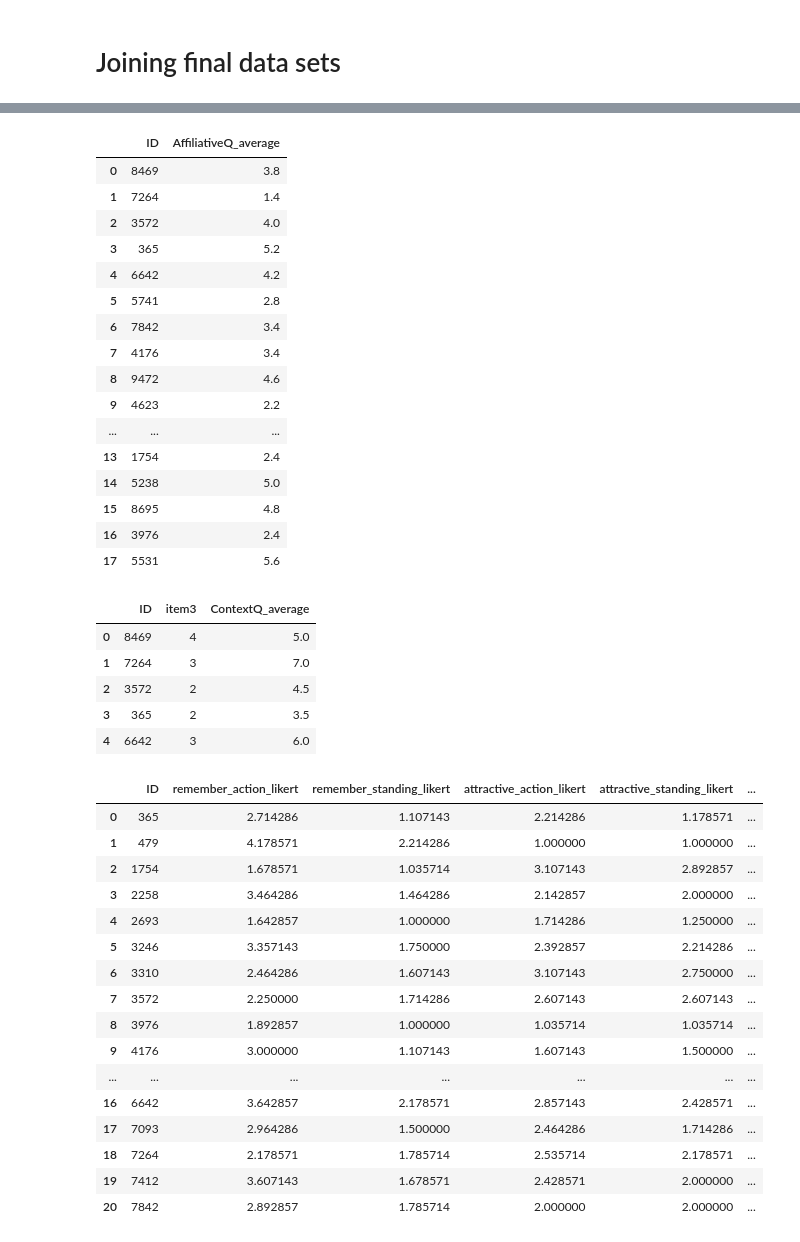
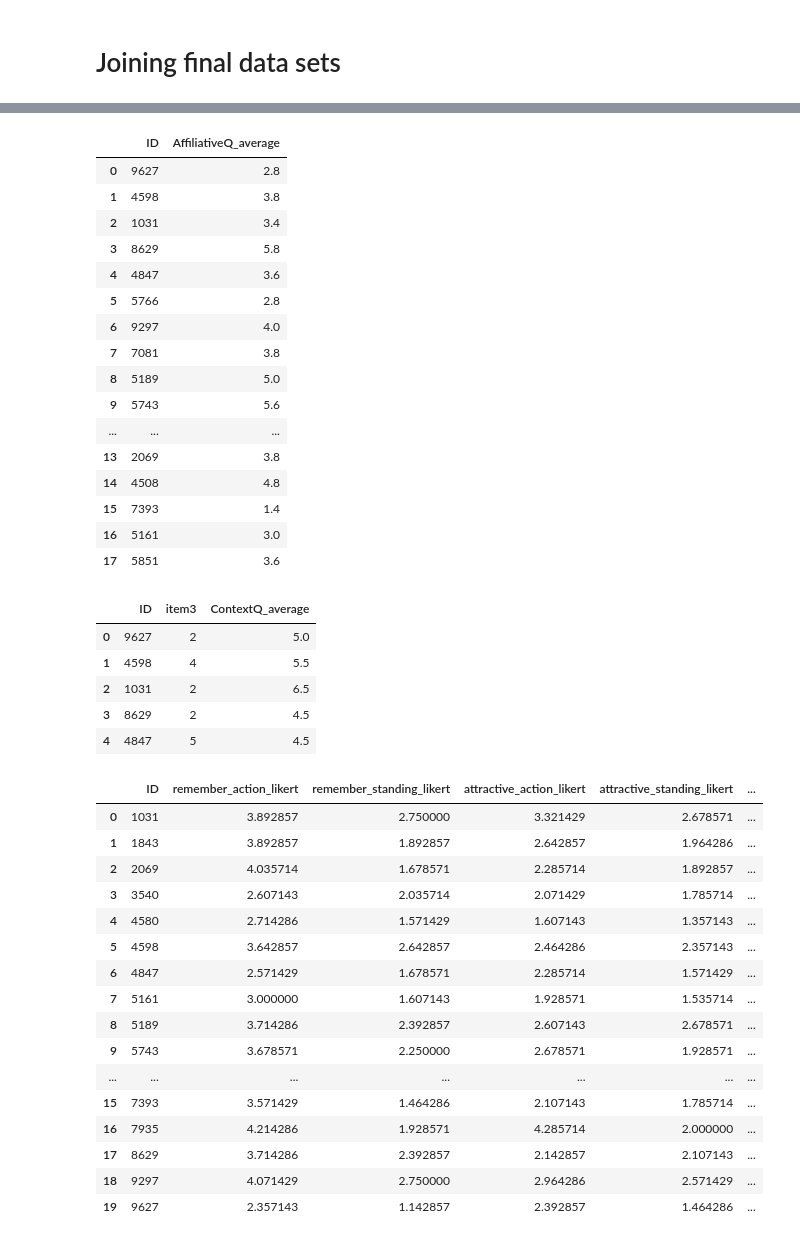
Before and after one commit to tracysanchez/Human_Agents_Impact_Nav, a Jupyter notebook: Exp2/Questionnaires/1_Data_joining.ipynb, the cells around one changed output, grey strips where cells are left out. Drawn from its saved outputs; the diff is of its cells as text; code cells hidden in the pictures.

```diff
--- a/Exp2/Questionnaires/1_Data_joining.ipynb
+++ b/Exp2/Questionnaires/1_Data_joining.ipynb
@@ -19,54 +19,54 @@ FRSquest.head()
 # %%
-affiliative = pd.read_csv('/Users/tracysanchezpacheco/Documents/Resources/AffilliativeTend.csv')
+affiliative = pd.read_csv('E:\HumanA\Data\Data_Tracy\Questionnaires\Adjusted/AffilliativeTend.csv')
 affiliative = affiliative[['ID', 'AffiliativeQ_average']]
 affiliative.head(18)
 # %% [output]
 |  | ID | AffiliativeQ_average |
-| 0 | 8469 | 3.8 |
-| 1 | 7264 | 1.4 |
-| 2 | 3572 | 4.0 |
-| 3 | 365 | 5.2 |
-| 4 | 6642 | 4.2 |
-| 5 | 5741 | 2.8 |
-| 6 | 7842 | 3.4 |
-| 7 | 4176 | 3.4 |
-| 8 | 9472 | 4.6 |
-| 9 | 4623 | 2.2 |
+| 0 | 9627 | 2.8 |
+| 1 | 4598 | 3.8 |
+| 2 | 1031 | 3.4 |
+| 3 | 8629 | 5.8 |
+| 4 | 4847 | 3.6 |
+| 5 | 5766 | 2.8 |
+| 6 | 9297 | 4.0 |
+| 7 | 7081 | 3.8 |
+| 8 | 5189 | 5.0 |
+| 9 | 5743 | 5.6 |
 | ... | ... | ... |
-| 13 | 1754 | 2.4 |
-| 14 | 5238 | 5.0 |
-| 15 | 8695 | 4.8 |
-| 16 | 3976 | 2.4 |
-| 17 | 5531 | 5.6 |
+| 13 | 2069 | 3.8 |
+| 14 | 4508 | 4.8 |
+| 15 | 7393 | 1.4 |
+| 16 | 5161 | 3.0 |
+| 17 | 5851 | 3.6 |
 # %%
-context = pd.read_csv('/Users/tracysanchezpacheco/Documents/Resources/ContextQuest.csv')
+context = pd.read_csv('E:\HumanA\Data\Data_Tracy\Questionnaires\Adjusted/ContextQuest.csv')
 context = context[['ID', 'item3','ContextQ_average']]
 context.head()
 # %% [output]
 |  | ID | item3 | ContextQ_average |
-| 0 | 8469 | 4 | 5.0 |
-| 1 | 7264 | 3 | 7.0 |
-| 2 | 3572 | 2 | 4.5 |
-| 3 | 365 | 2 | 3.5 |
-| 4 | 6642 | 3 | 6.0 |
+| 0 | 9627 | 2 | 5.0 |
+| 1 | 4598 | 4 | 5.5 |
+| 2 | 1031 | 2 | 6.5 |
+| 3 | 8629 | 2 | 4.5 |
+| 4 | 4847 | 5 | 4.5 |
 # %%
-avatar_sum = pd.read_csv('/Users/tracysanchezpacheco/Documents/Resources/AgentQuest.csv')
+avatar_sum = pd.read_csv('E:\HumanA\Data\Data_Tracy\Questionnaires\Adjusted\AgentQuest.csv')
 avatar_sum.head(21)
 # %% [output]
 |  | ID | remember_action_likert | remember_standing_likert | attractive_action_likert | attractive_standing_likert | ... |
-| 0 | 365 | 2.714286 | 1.107143 | 2.214286 | 1.178571 | ... |
-| 1 | 479 | 4.178571 | 2.214286 | 1.000000 | 1.000000 | ... |
-| 2 | 1754 | 1.678571 | 1.035714 | 3.107143 | 2.892857 | ... |
-| 3 | 2258 | 3.464286 | 1.464286 | 2.142857 | 2.000000 | ... |
-| 4 | 2693 | 1.642857 | 1.000000 | 1.714286 | 1.250000 | ... |
-| 5 | 3246 | 3.357143 | 1.750000 | 2.392857 | 2.214286 | ... |
-| 6 | 3310 | 2.464286 | 1.607143 | 3.107143 | 2.750000 | ... |
-| 7 | 3572 | 2.250000 | 1.714286 | 2.607143 | 2.607143 | ... |
-| 8 | 3976 | 1.892857 | 1.000000 | 1.035714 | 1.035714 | ... |
-| 9 | 4176 | 3.000000 | 1.107143 | 1.607143 | 1.500000 | ... |
+| 0 | 1031 | 3.892857 | 2.750000 | 3.321429 | 2.678571 | ... |
+| 1 | 1843 | 3.892857 | 1.892857 | 2.642857 | 1.964286 | ... |
+| 2 | 2069 | 4.035714 | 1.678571 | 2.285714 | 1.892857 | ... |
+| 3 | 3540 | 2.607143 | 2.035714 | 2.071429 | 1.785714 | ... |
+| 4 | 4580 | 2.714286 | 1.571429 | 1.607143 | 1.357143 | ... |
+| 5 | 4598 | 3.642857 | 2.642857 | 2.464286 | 2.357143 | ... |
+| 6 | 4847 | 2.571429 | 1.678571 | 2.285714 | 1.571429 | ... |
+| 7 | 5161 | 3.000000 | 1.607143 | 1.928571 | 1.535714 | ... |
+| 8 | 5189 | 3.714286 | 2.392857 | 2.607143 | 2.678571 | ... |
+| 9 | 5743 | 3.678571 | 2.250000 | 2.678571 | 1.928571 | ... |
 | ... | ... | ... | ... | ... | ... | ... |
-| 16 | 6642 | 3.642857 | 2.178571 | 2.857143 | 2.428571 | ... |
-| 17 | 7093 | 2.964286 | 1.500000 | 2.464286 | 1.714286 | ... |
-| 18 | 7264 | 2.178571 | 1.785714 | 2.535714 | 2.178571 | ... |
-| 19 | 7412 | 3.607143 | 1.678571 | 2.428571 | 2.000000 | ... |
-| 20 | 7842 | 2.892857 | 1.785714 | 2.000000 | 2.000000 | ... |
+| 15 | 7393 | 3.571429 | 1.464286 | 2.107143 | 1.785714 | ... |
+| 16 | 7935 | 4.214286 | 1.928571 | 4.285714 | 2.000000 | ... |
+| 17 | 8629 | 3.714286 | 2.392857 | 2.142857 | 2.107143 | ... |
+| 18 | 9297 | 4.071429 | 2.750000 | 2.964286 | 2.571429 | ... |
+| 19 | 9627 | 2.357143 | 1.142857 | 2.392857 | 1.464286 | ... |
```
Also changed, not shown: parts of 13 cells of this notebook, 7 other files.
